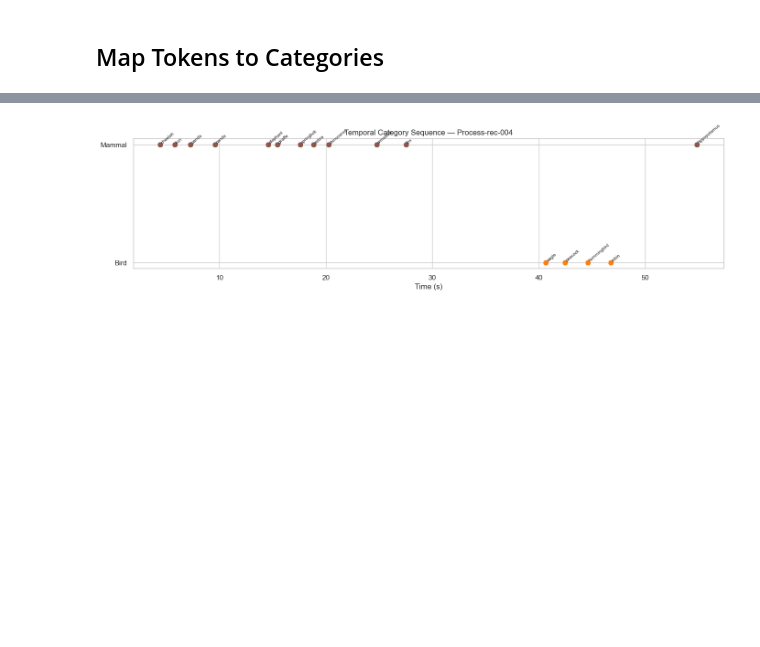
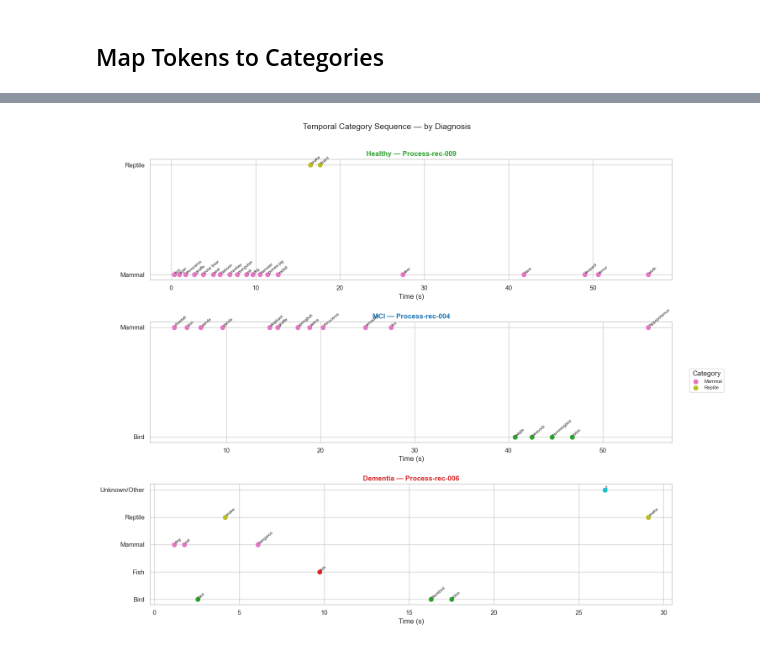
Before and after one commit to bentindal/cognospeak-pft-sft-pauses-data-analysis, a Jupyter notebook: sft_category_analysis.ipynb, the cells around one changed output, grey strips where cells are left out. Drawn from its saved outputs; the diff is of its cells as text; code cells hidden in the pictures; blank space fills up the shorter version.

```diff
--- a/sft_category_analysis.ipynb
+++ b/sft_category_analysis.ipynb
@@ -9,9 +9,12 @@ import seaborn as sns
 import numpy as np
 from dataloader import TranscriptLoader
 
-sns.set_theme(style="whitegrid", palette="colorblind")
+sns.set_theme(style="whitegrid")
 
-# Load category lookup from categories.csv
+DIAG_ORDER = ["HC", "MCI", "DEMENTIA"]
+DIAG_COLORS = {"HC": "#2ca02c", "MCI": "#1f77b4", "DEMENTIA": "#d62728"}
+DIAG_LABELS = {"HC": "Healthy", "MCI": "MCI", "DEMENTIA": "Dementia"}
+
 cat_df = pd.read_csv("categories.csv")
 category_lookup = dict(zip(cat_df["answer"], cat_df["category"]))
 print(f"Loaded {len(category_lookup)} category mappings")
@@ -116,13 +138,0 @@ plt.show()
-# %%
-cross = pd.crosstab(df["recording"], df["category"])
-cross = cross[cat_counts.index[::-1]]  # order columns by overall frequency
-
-fig, ax = plt.subplots(figsize=(12, 6))
-cross.plot.bar(stacked=True, ax=ax, colormap="tab20")
-ax.set_ylabel("Token count")
-ax.set_xlabel("")
-ax.set_title("Category Breakdown per Recording")
-ax.legend(title="Category", bbox_to_anchor=(1.02, 1), loc="upper left", fontsize=8)
-plt.xticks(rotation=45, ha="right")
-plt.tight_layout()
-plt.show()
@@ -157,40 +206,51 @@ Each dot represents a token placed at its `start_time`, coloured by category. Cl
 # %%
-sample_recording = df["recording"].unique()[0]
-sample = df[df["recording"] == sample_recording].copy()
-sample = sample.sort_values("start_time").reset_index(drop=True)
+all_cats = sorted(df["category"].unique())
+cat_palette = dict(zip(all_cats, sns.color_palette("tab10", len(all_cats))))
 
-all_cats = sorted(df["category"].unique())
-palette = dict(zip(all_cats, sns.color_palette("tab10", len(all_cats))))
+fig, axes = plt.subplots(len(DIAG_ORDER), 1, figsize=(14, 4 * len(DIAG_ORDER)), sharex=False)
 
-fig, ax = plt.subplots(figsize=(14, 4))
-for cat in all_cats:
-    mask = sample["category"] == cat
-    ax.scatter(
-        sample.loc[mask, "start_time"],
-        [cat] * mask.sum(),
-        color=palette[cat],
-        s=80,
-        label=cat,
-        edgecolors="white",
-        linewidth=0.5,
-        zorder=3,
-    )
+for ax, diag in zip(axes, DIAG_ORDER):
+    group_recs = df[df["diagnosis"] == diag]["recording"].unique()
+    if len(group_recs) == 0:
+        ax.set_title(f"{DIAG_LABELS[diag]} — no data")
+        continue
+    sample_rec = group_recs[0]
+    sample = df[df["recording"] == sample_rec].sort_values("start_time").reset_index(drop=True)
 
-for _, row in sample.iterrows():
-    ax.annotate(
-        row["token_clean"],
-        (row["start_time"], row["category"]),
-        fontsize=7,
-        rotation=40,
-        ha="left",
-        va="bottom",
-    )
+    for cat in all_cats:
+        mask = sample["category"] == cat
+        if mask.sum() == 0:
+            continue
+        ax.scatter(
+            sample.loc[mask, "start_time"],
+            [cat] * mask.sum(),
+            color=cat_palette[cat],
+            s=80,
+            label=cat,
+            edgecolors="white",
+            linewidth=0.5,
+            zorder=3,
+        )
 
-ax.set_xlabel("Time (s)")
-ax.set_title(f"Temporal Category Sequence — {sample_recording}")
-ax.set_ylabel("")
+    for _, row in sample.iterrows():
+        ax.annotate(
+            row["token_clean"],
+            (row["start_time"], row["category"]),
+            fontsize=7,
+            rotation=40,
+            ha="left",
+            va="bottom",
+        )
+
+    ax.set_title(f"{DIAG_LABELS[diag]} — {sample_rec}", color=DIAG_COLORS[diag], fontweight="bold")
+    ax.set_xlabel("Time (s)")
+    ax.set_ylabel("")
+
+handles, labels = axes[0].get_legend_handles_labels()
+fig.legend(handles, labels, title="Category", bbox_to_anchor=(1.01, 0.5), loc="center left", fontsize=8)
+fig.suptitle("Temporal Category Sequence — by Diagnosis", fontsize=14, y=1.01)
 plt.tight_layout()
 plt.show()
 # %% [output]
-[figure, old version]
+[figure, new version]
 # %% [markdown]
```
Also changed, not shown: parts of 20 cells of this notebook.
